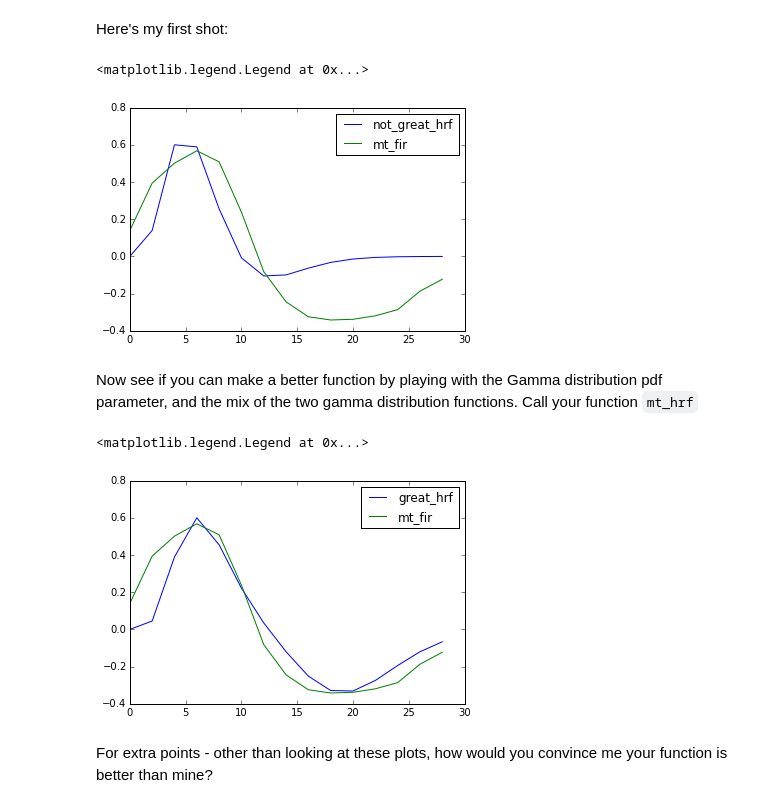
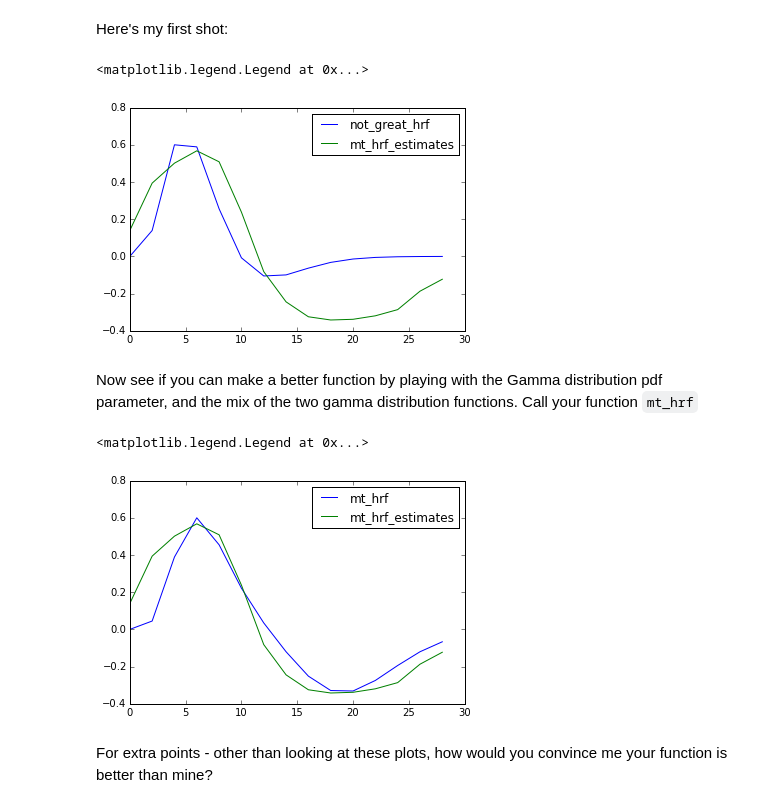
Before and after one commit to practical-neuroimaging/pna2015, a Jupyter notebook: day5/hrf_convolution_solutions.ipynb, the cells around one changed output. Cells and saved outputs as stored; diff of their text form; code cells hidden in the pictures.

```diff
--- a/day5/hrf_convolution_solutions.ipynb
+++ b/day5/hrf_convolution_solutions.ipynb
@@ -28,9 +28,9 @@ Read the values from the file into an array `mt_fir`.  Make a new array `mt_time
 # Load the estimated values from the text file into an array
 # Make an array of corresponding times
 # Plot signal by time
-mt_fir = np.loadtxt('mt_fir.txt')
-mt_times = np.arange(0, 30, 2)
-plt.plot(mt_times, mt_fir)
+mt_hrf_estimates = np.loadtxt('mt_hrf_estimates.txt')
+mt_hrf_times = np.arange(0, 30, 2)
+plt.plot(mt_hrf_times, mt_hrf_estimates)
 # %% [output]
 [<matplotlib.lines.Line2D at 0x...>]
 [figure]
@@ -59,12 +59,12 @@ def not_great_hrf(times):
     return values / np.max(values) * 0.6
 # %%
 # - plot the data against our estimate
-plt.plot(mt_times, not_great_hrf(mt_times), label='not_great_hrf')
-plt.plot(mt_times, mt_fir, label='mt_fir')
+plt.plot(mt_hrf_times, not_great_hrf(mt_hrf_times), label='not_great_hrf')
+plt.plot(mt_hrf_times, mt_hrf_estimates, label='mt_hrf_estimates')
 plt.legend()
 # %% [output]
 <matplotlib.legend.Legend at 0x...>
-[figure, old version]
+[figure, new version]
 # %% [markdown]
 Now see if you can make a better function by playing with the Gamma distribution pdf parameter, and the mix of the two gamma distribution functions.  Call your function `mt_hrf`
 # %%
@@ -80,13 +80,13 @@ def mt_hrf(times):
     # Scale max to 0.6
     return values / np.max(values) * 0.6
 # %%
-# Plot your function against the mt_fir data to test
-plt.plot(mt_times, mt_hrf(mt_times), label='great_hrf')
-plt.plot(mt_times, mt_fir, label='mt_fir')
+# Plot your function against the mt_hrf_estimates data to test
+plt.plot(mt_hrf_times, mt_hrf(mt_hrf_times), label='mt_hrf')
+plt.plot(mt_hrf_times, mt_hrf_estimates, label='mt_hrf_estimates')
 plt.legend()
 # %% [output]
 <matplotlib.legend.Legend at 0x...>
-[figure, old version]
+[figure, new version]
 # %% [markdown]
 For extra points - other than looking at these plots, how would you convince me your function is better than mine?
 # %% [markdown]
```
Also changed, not shown: parts of 18 cells of this notebook, 4 other files.
